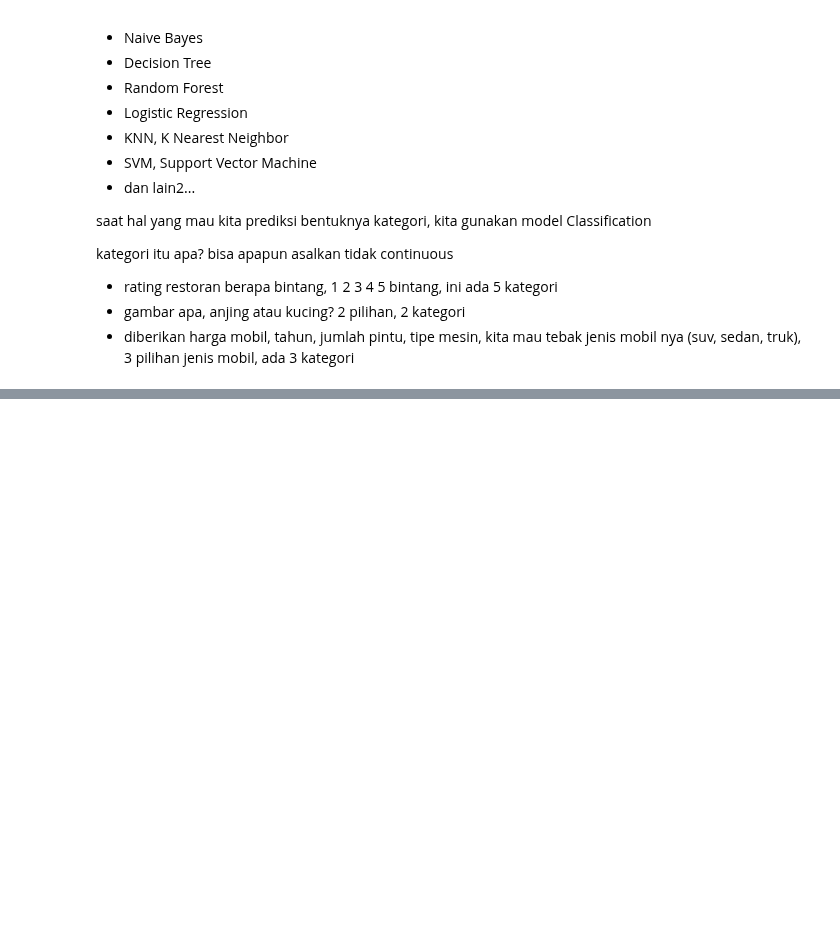
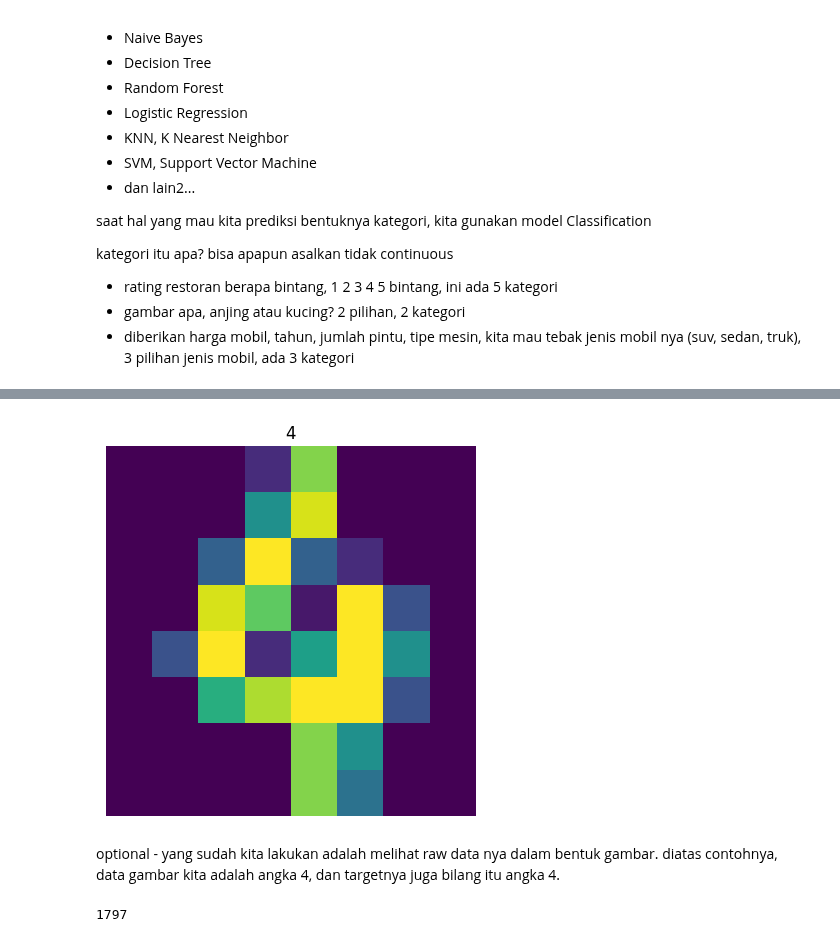
Before and after one commit to Ajhie1987/Python_Train, a Jupyter notebook: PYTN097_Sesi_12.ipynb, the cells around one changed output, grey strips where cells are left out. Drawn from its saved outputs; the diff is of its cells as text; code cells hidden in the pictures; blank space fills up the shorter version.

```diff
--- a/PYTN097_Sesi_12.ipynb
+++ b/PYTN097_Sesi_12.ipynb
@@ -171,0 +373,10 @@ kategori itu apa? bisa apapun asalkan tidak continuous
+# %%
+lihatDigits(100)
+# %% [output]
+[figure, added]
+# %% [markdown]
+optional - yang sudah kita lakukan adalah melihat raw data nya dalam bentuk gambar. diatas contohnya, data gambar kita adalah angka 4, dan targetnya juga bilang itu angka 4.
+# %%
+print(len(digits))
+# %% [output]
+1797
```
Also changed, not shown: parts of 43 cells of this notebook.
